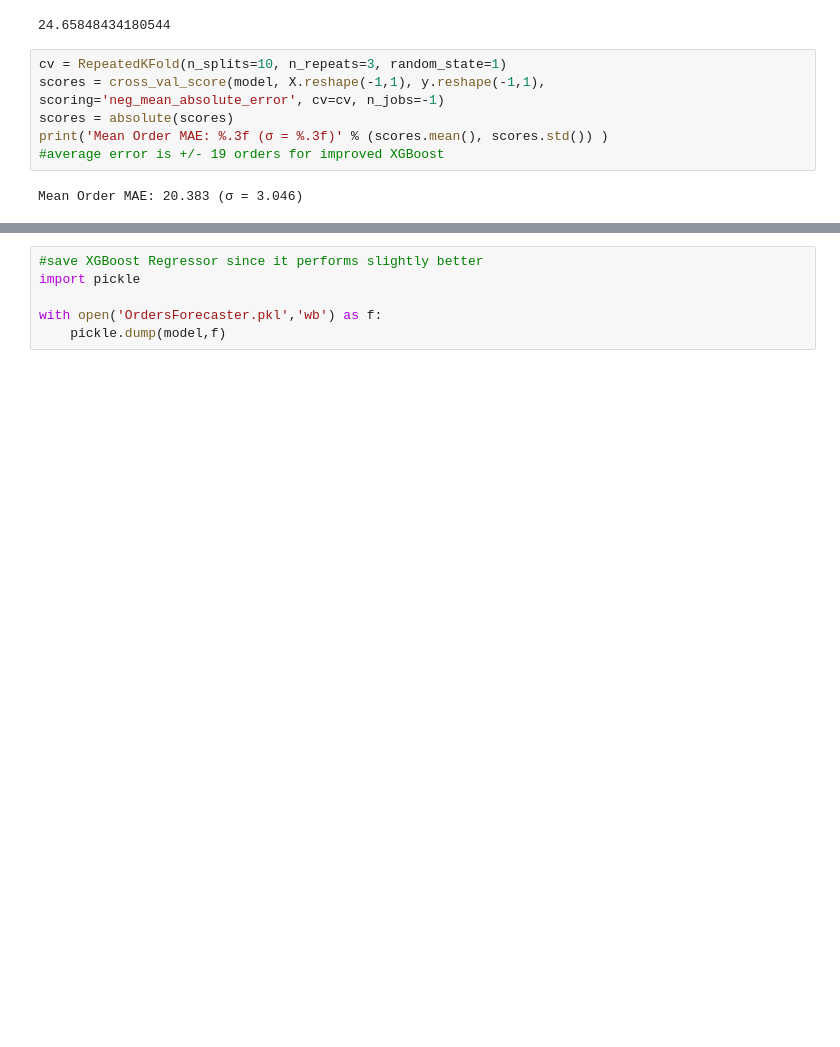
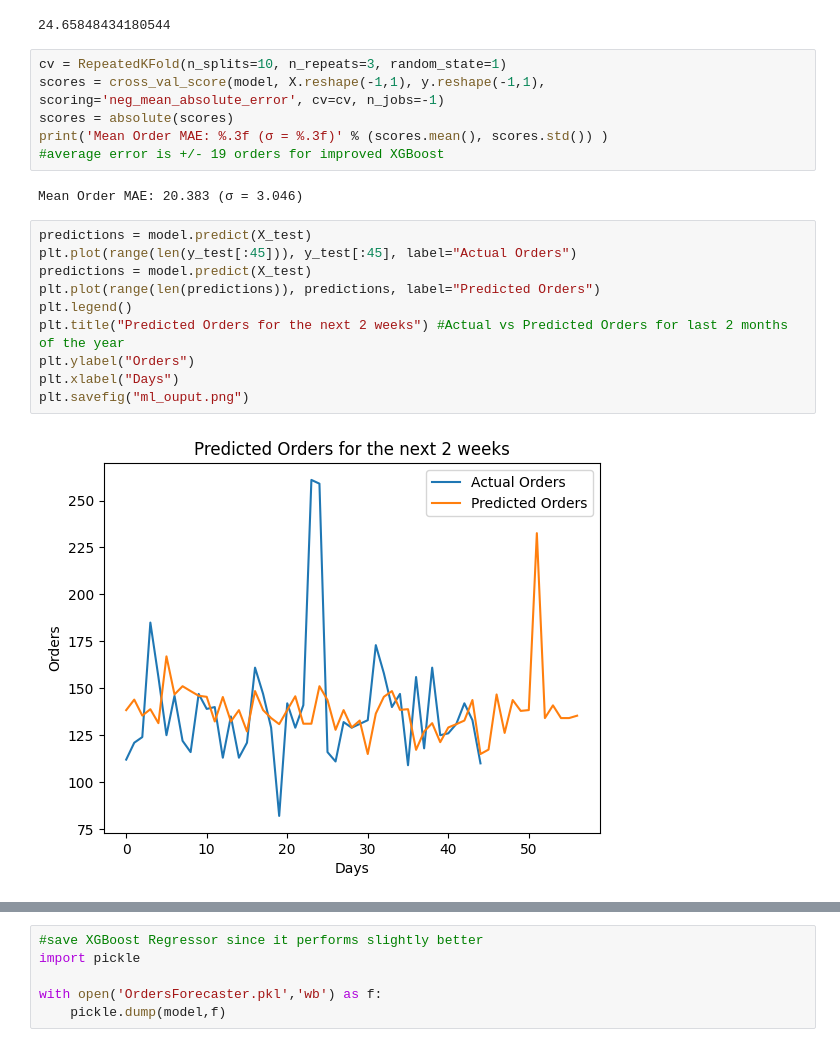
Before and after one commit to thelazyaz/ayodamvp, a Jupyter notebook: Resturant_POC_and_Data_Exploration.ipynb, the cells around one changed output, grey strips where cells are left out. Drawn from its saved outputs; the diff is of its cells as text; blank space fills up the shorter version.

```diff
--- a/Resturant_POC_and_Data_Exploration.ipynb
+++ b/Resturant_POC_and_Data_Exploration.ipynb
@@ -194,3 +194,15 @@ print('Mean Order MAE: %.3f (σ = %.3f)' % (scores.mean(), scores.std()) )
 #average error is +/- 19 orders for improved XGBoost
 # %% [output]
 Mean Order MAE: 20.383 (σ = 3.046)
+# %%
+predictions = model.predict(X_test)
+plt.plot(range(len(y_test[:45])), y_test[:45], label="Actual Orders")
+predictions = model.predict(X_test)
+plt.plot(range(len(predictions)), predictions, label="Predicted Orders")
+plt.legend()
+plt.title("Predicted Orders for the next 2 weeks") #Actual vs Predicted Orders for last 2 months of the year
+plt.ylabel("Orders")
+plt.xlabel("Days")
+plt.savefig("ml_ouput.png")
+# %% [output]
+[figure, added]
```
Also changed, not shown: parts of 3 cells of this notebook, 2 other files.
